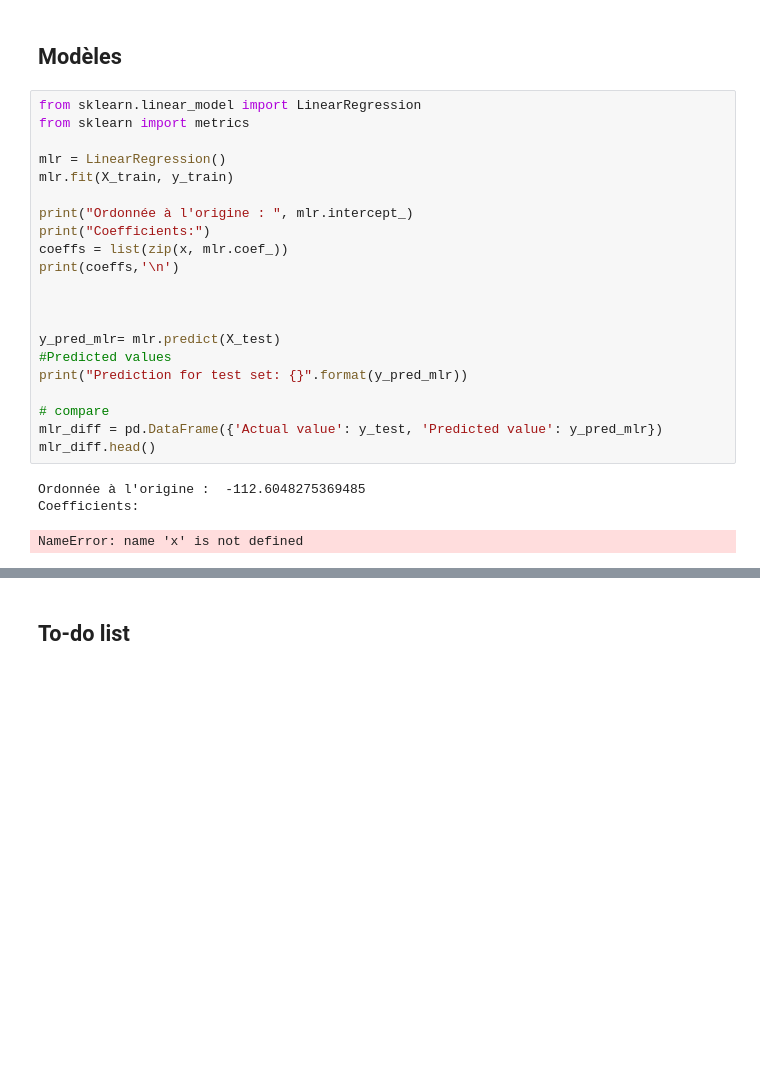
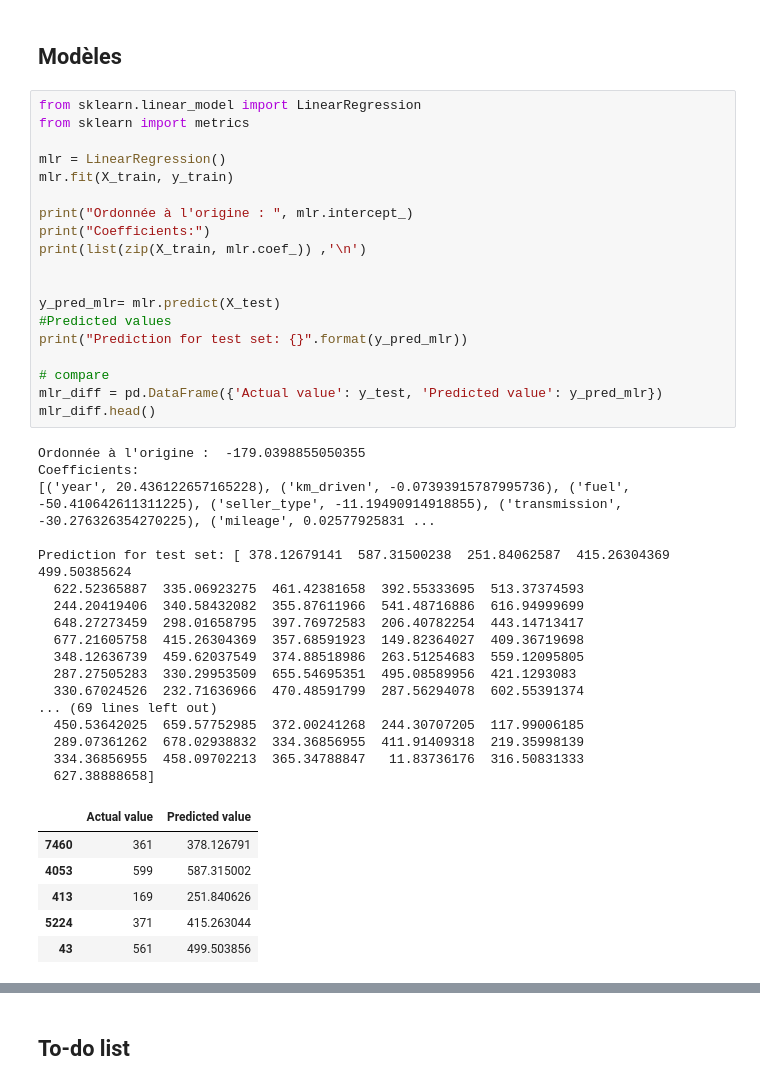
Before and after one commit to jagereren/Car-price-prediction-Machine-learning, a Jupyter notebook: projet_ias.ipynb, the cells around one changed output, grey strips where cells are left out. Drawn from its saved outputs; the diff is of its cells as text; blank space fills up the shorter version.

```diff
--- a/projet_ias.ipynb
+++ b/projet_ias.ipynb
@@ -301,27 +282,45 @@ X_train, X_test, y_train, y_test = train_test_split(X,y,test_size=.2, random_sta
 # %%
 from sklearn.linear_model import LinearRegression
 from sklearn import metrics
 
 mlr = LinearRegression()
 mlr.fit(X_train, y_train)
 
 print("Ordonnée à l'origine : ", mlr.intercept_)
 print("Coefficients:")
-coeffs = list(zip(x, mlr.coef_))
-print(coeffs,'\n')
-
+print(list(zip(X_train, mlr.coef_)) ,'\n')
 
 
 y_pred_mlr= mlr.predict(X_test)
 #Predicted values
 print("Prediction for test set: {}".format(y_pred_mlr))
 
 # compare
 mlr_diff = pd.DataFrame({'Actual value': y_test, 'Predicted value': y_pred_mlr})
 mlr_diff.head()
 # %% [output]
-Ordonnée à l'origine :  -112.6048275369485
+Ordonnée à l'origine :  -179.0398855050355
 Coefficients:
+[('year', 20.436122657165228), ('km_driven', -0.07393915787995736), ('fuel', -50.410642611311225), ('seller_type', -11.19490914918855), ('transmission', -30.276326354270225), ('mileage', 0.02577925831 ...
+
+Prediction for test set: [ 378.12679141  587.31500238  251.84062587  415.26304369  499.50385624
+  622.52365887  335.06923275  461.42381658  392.55333695  513.37374593
+  244.20419406  340.58432082  355.87611966  541.48716886  616.94999699
+  648.27273459  298.01658795  397.76972583  206.40782254  443.14713417
+  677.21605758  415.26304369  357.68591923  149.82364027  409.36719698
+  348.12636739  459.62037549  374.88518986  263.51254683  559.12095805
+  287.27505283  330.29953509  655.54695351  495.08589956  421.1293083
+  330.67024526  232.71636966  470.48591799  287.56294078  602.55391374
+... (69 lines left out)
+  450.53642025  659.57752985  372.00241268  244.30707205  117.99006185
+  289.07361262  678.02938832  334.36856955  411.91409318  219.35998139
+  334.36856955  458.09702213  365.34788847   11.83736176  316.50831333
+  627.38888658]
-NameError: name 'x' is not defined
+|  | Actual value | Predicted value |
+| 7460 | 361 | 378.126791 |
+| 4053 | 599 | 587.315002 |
+| 413 | 169 | 251.840626 |
+| 5224 | 371 | 415.263044 |
+| 43 | 561 | 499.503856 |
 # %%
 from sklearn.ensemble import RandomForestRegressor
```
Also changed, not shown: parts of 4 cells of this notebook.
